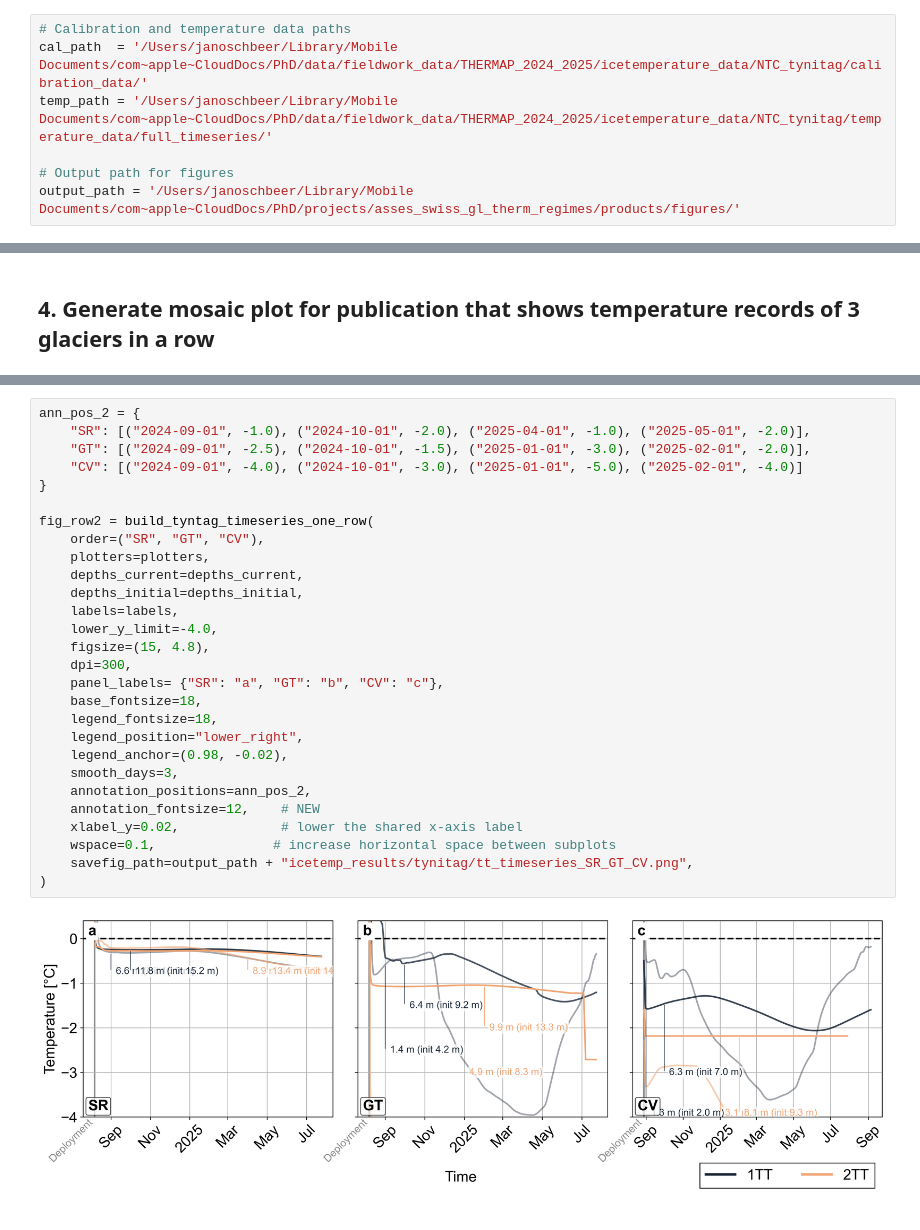
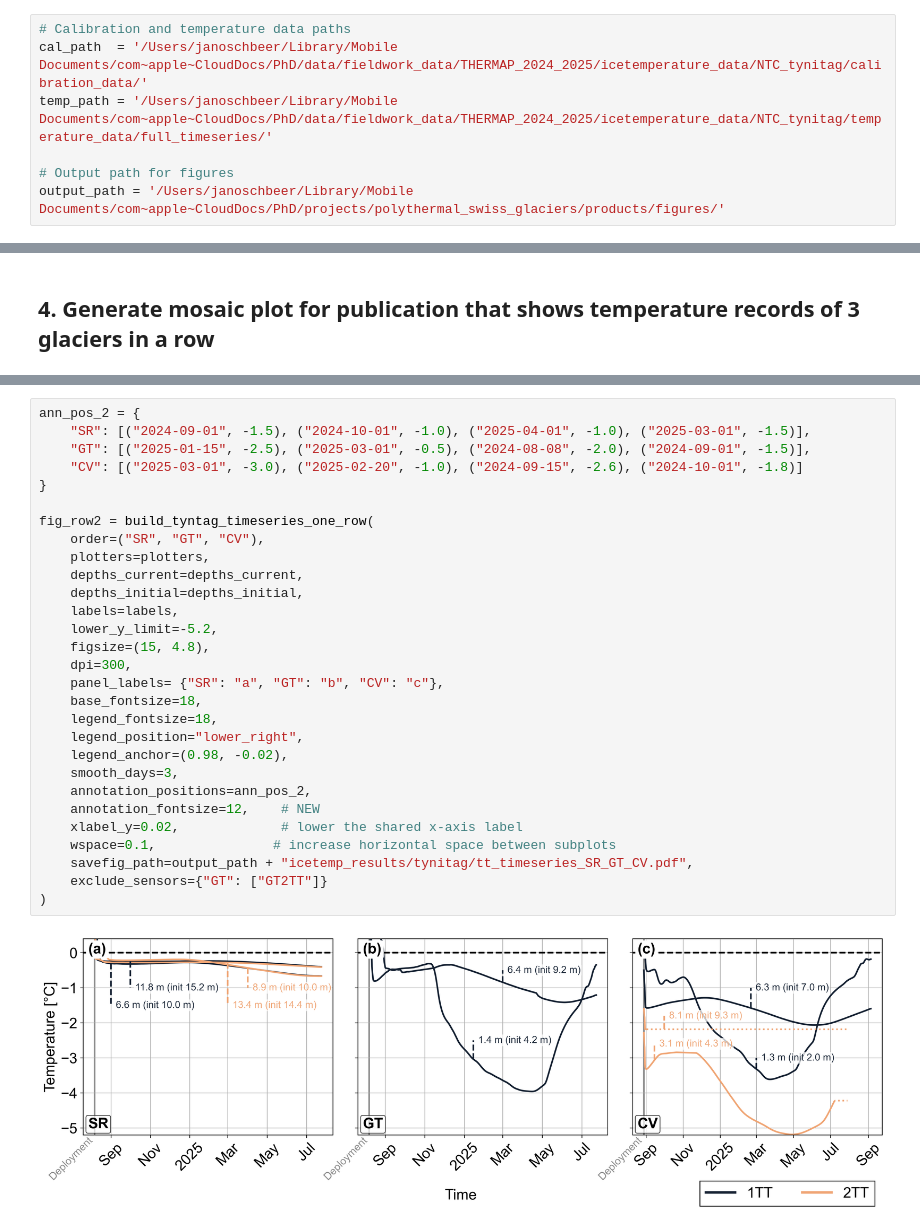
Before and after one commit to sdrocer/polythermal_swiss_glaciers, a Jupyter notebook: processing/analyze_tynitag.ipynb, the cells around one changed output, grey strips where cells are left out. Drawn from its saved outputs; the diff is of its cells as text.

```diff
--- a/processing/analyze_tynitag.ipynb
+++ b/processing/analyze_tynitag.ipynb
@@ -29,7 +29,7 @@ cal_path  = '/Users/janoschbeer/Library/Mobile Documents/com~apple~CloudDocs/PhD
 temp_path = '/Users/janoschbeer/Library/Mobile Documents/com~apple~CloudDocs/PhD/data/fieldwork_data/THERMAP_2024_2025/icetemperature_data/NTC_tynitag/temperature_data/full_timeseries/'
 
 # Output path for figures
-output_path = '/Users/janoschbeer/Library/Mobile Documents/com~apple~CloudDocs/PhD/projects/asses_swiss_gl_therm_regimes/products/figures/'
+output_path = '/Users/janoschbeer/Library/Mobile Documents/com~apple~CloudDocs/PhD/projects/polythermal_swiss_glaciers/products/figures/'
 # %% [markdown]
 ## 3. Plot Raw Temperature Data for Each Glacier
 
@@ -110,30 +110,31 @@ fig_row1 = build_tyntag_timeseries_one_row(
 # %%
 ann_pos_2 = {
-    "SR": [("2024-09-01", -1.0), ("2024-10-01", -2.0), ("2025-04-01", -1.0), ("2025-05-01", -2.0)],
-    "GT": [("2024-09-01", -2.5), ("2024-10-01", -1.5), ("2025-01-01", -3.0), ("2025-02-01", -2.0)],
-    "CV": [("2024-09-01", -4.0), ("2024-10-01", -3.0), ("2025-01-01", -5.0), ("2025-02-01", -4.0)]
+    "SR": [("2024-09-01", -1.5), ("2024-10-01", -1.0), ("2025-04-01", -1.0), ("2025-03-01", -1.5)],
+    "GT": [("2025-01-15", -2.5), ("2025-03-01", -0.5), ("2024-08-08", -2.0), ("2024-09-01", -1.5)],
+    "CV": [("2025-03-01", -3.0), ("2025-02-20", -1.0), ("2024-09-15", -2.6), ("2024-10-01", -1.8)]
 }
 
 fig_row2 = build_tyntag_timeseries_one_row(
     order=("SR", "GT", "CV"),
     plotters=plotters,
     depths_current=depths_current,
     depths_initial=depths_initial,
     labels=labels,
-    lower_y_limit=-4.0,
+    lower_y_limit=-5.2,
     figsize=(15, 4.8),
     dpi=300,
     panel_labels= {"SR": "a", "GT": "b", "CV": "c"},
     base_fontsize=18,
     legend_fontsize=18,
     legend_position="lower_right",
     legend_anchor=(0.98, -0.02),
     smooth_days=3,
     annotation_positions=ann_pos_2,
     annotation_fontsize=12,    # NEW
     xlabel_y=0.02,             # lower the shared x-axis label
     wspace=0.1,               # increase horizontal space between subplots
-    savefig_path=output_path + "icetemp_results/tynitag/tt_timeseries_SR_GT_CV.png",
+    savefig_path=output_path + "icetemp_results/tynitag/tt_timeseries_SR_GT_CV.pdf",
+    exclude_sensors={"GT": ["GT2TT"]}
 )
 # %% [output]
-[figure, old version]
+[figure, new version]
```
Also changed, not shown: parts of 3 cells of this notebook, 5 other files.
